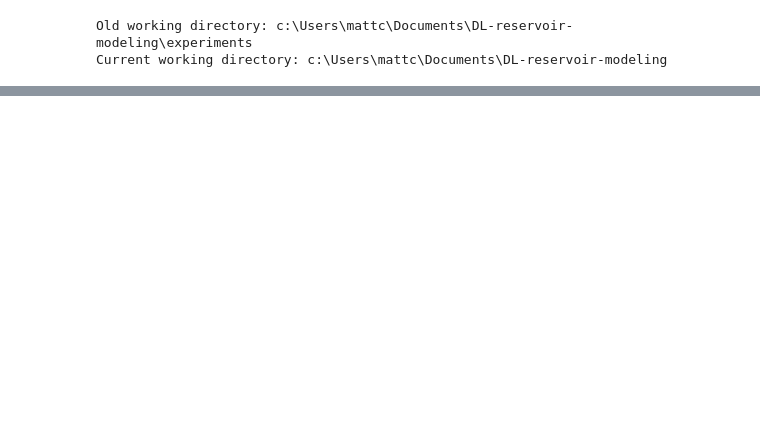
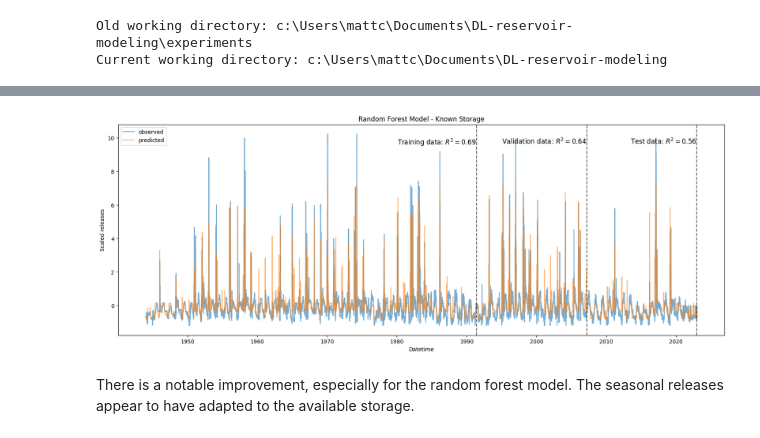
Before and after one commit to Matt2371/DL-reservoir-modeling, a Jupyter notebook: experiments/5_benchmark_models.ipynb, the cells around one changed output, grey strips where cells are left out. Cells and saved outputs as stored; diff of their text form; code cells hidden in the pictures; blank space fills up the shorter version.

```diff
--- a/experiments/5_benchmark_models.ipynb
+++ b/experiments/5_benchmark_models.ipynb
@@ -83,0 +247,11 @@ plt.show()
+# %%
+fig, ax = plt.subplots(figsize=(20, 7))
+plot_lagged_model(model=rf_model_stg, X_train=X_train_stg, X_val=X_val_stg, X_test=X_test_stg,
+                  y_train=y_train_stg, y_val=y_val_stg, y_test=y_test_stg, datetime_index=pipeline.df_lagged.index,
+                  ax=ax, text_ypos=10, alpha=0.6)
+ax.set_title('Random Forest Model - Known Storage')
+plt.show()
+# %% [output]
+[figure, added]
+# %% [markdown]
+There is a notable improvement, especially for the random forest model. The seasonal releases appear to have adapted to the available storage.
```
Also changed, not shown: parts of 32 cells of this notebook, 1 other file.
